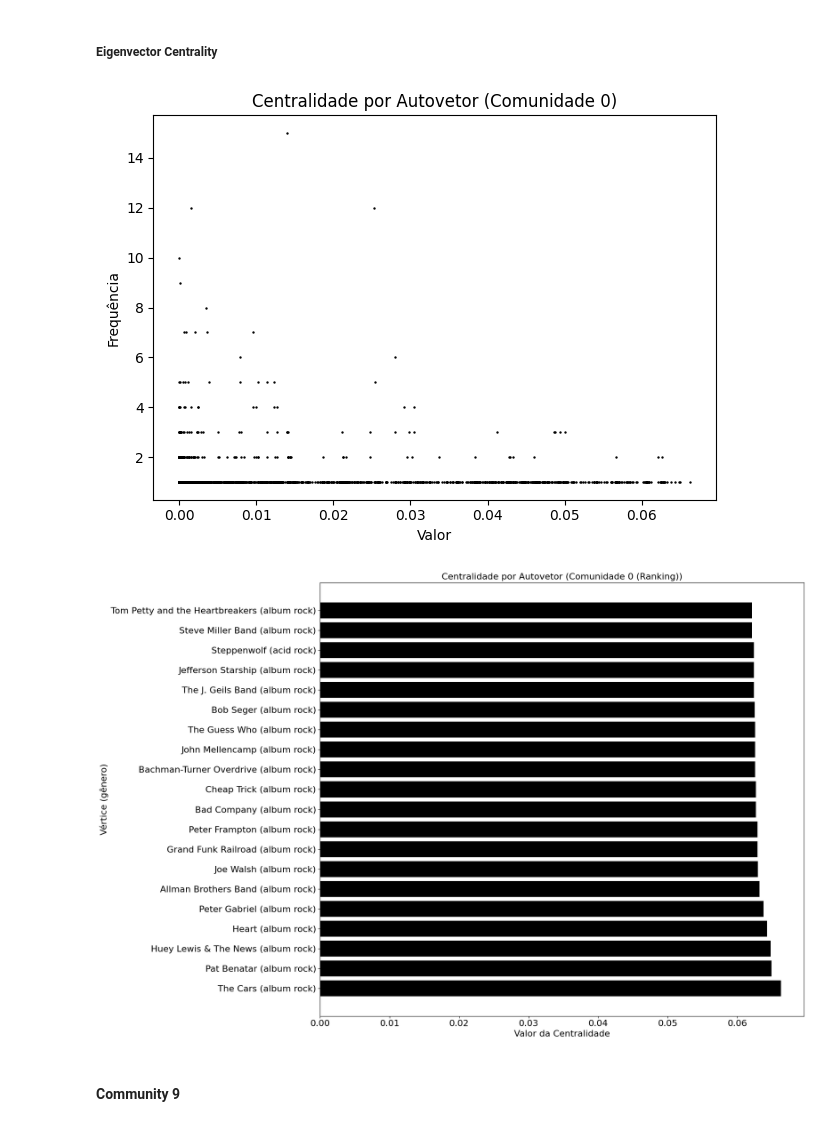
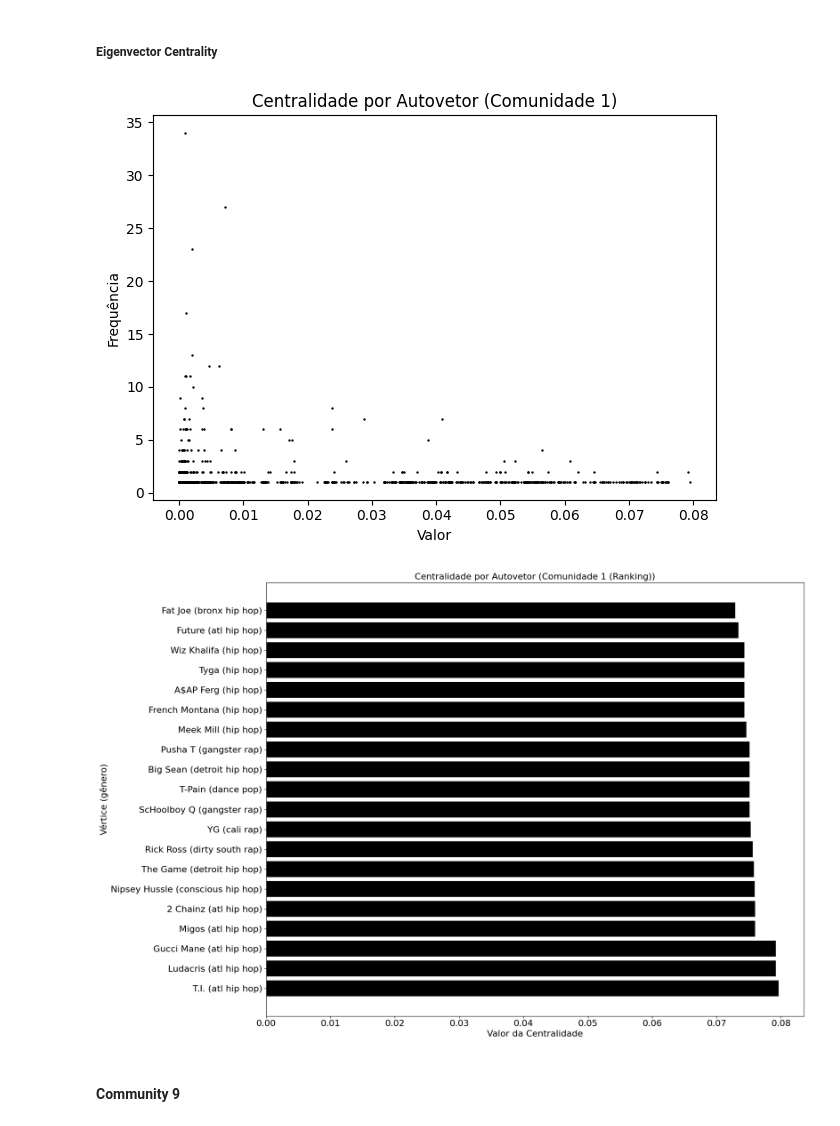
Before and after one commit to anamachadoc/UFSJ_Redes_Complexas_Trabalho_Final, a Jupyter notebook: code/analyzing_network_from_Popularity_Recommender.ipynb, the cells around one changed output. Cells and saved outputs as stored; diff of their text form; code cells hidden in the pictures.

```diff
--- a/code/analyzing_network_from_Popularity_Recommender.ipynb
+++ b/code/analyzing_network_from_Popularity_Recommender.ipynb
@@ -178,7 +178,7 @@ def create_newtok_based_on_a_community(graph, nodes_community):
 # %%
-number_community = 0
+number_community = 1
 nodes_community = list(sorted_louvain_communities[number_community])
-G_Community_0 = create_newtok_based_on_a_community(G_from_Bipartite, nodes_community)
+G_Community_1 = create_newtok_based_on_a_community(G_from_Bipartite, nodes_community)
 # %% [markdown]
 ##### **Basic information**
 # %%
@@ -203,12 +203,12 @@ Graphics.create_ranking_centrality(centrality=degree_centrality, graph=G_from_Bi
 # %% [markdown]
 ##### **Eigenvector Centrality**
 # %%
-eigenvector_centrality = G_Community_0.get_eigenvector_centrality()
+eigenvector_centrality = G_Community_1.get_eigenvector_centrality()
 analysis_centrality=Graphics.create_graphic_centrality(data=eigenvector_centrality, title=f'Centralidade por Autovetor (Comunidade {number_community})', name_network=f'{name_network}_community_{number_community}')
 Graphics.create_ranking_centrality(centrality=eigenvector_centrality, graph=G_from_Bipartite, title=f'Centralidade por Autovetor (Comunidade {number_community} (Ranking))', name_network=f'{name_network}_community_{number_community}', label='genre')
 # %% [output]
-[figure, old version]
+[figure, new version]
-[figure, old version]
+[figure, new version]
 # %% [markdown]
 #### **Community 9**
 # %%
```
Also changed, not shown: parts of 5 cells of this notebook, 19 other files.
